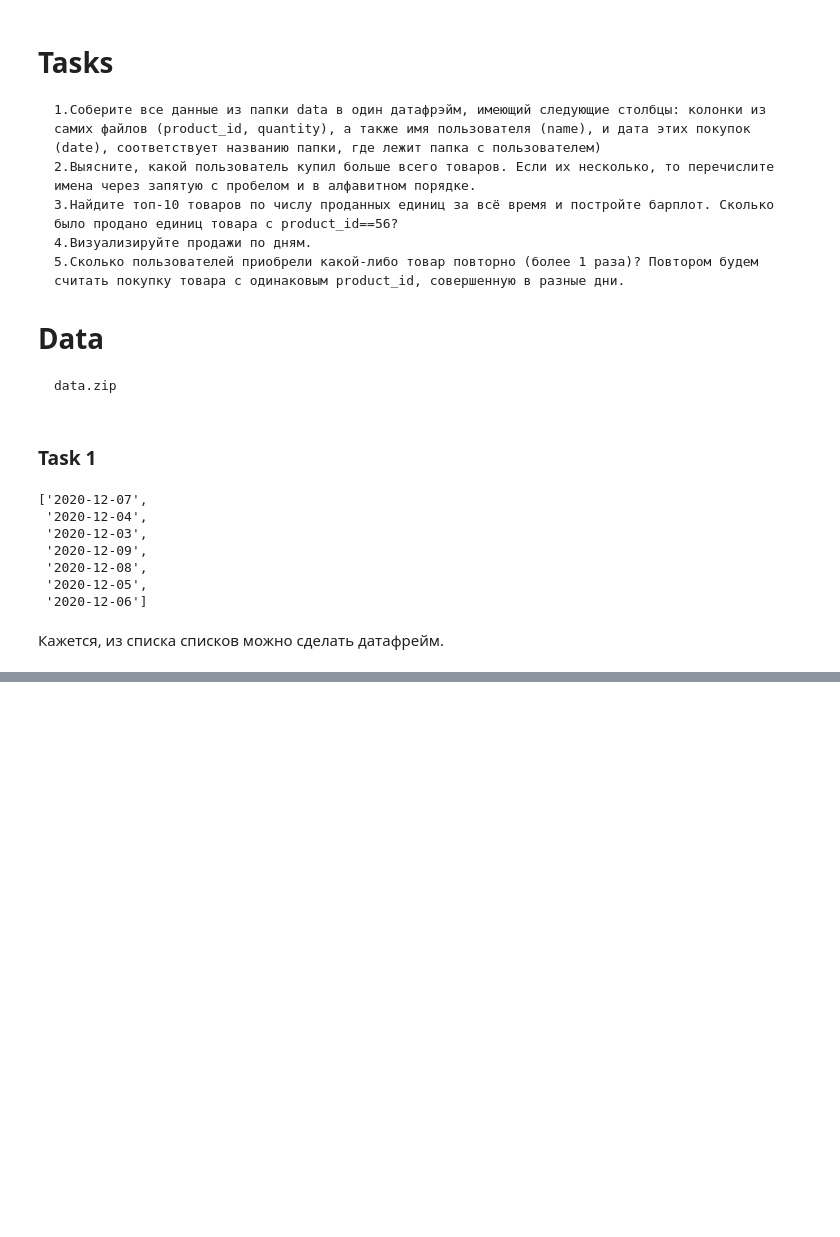
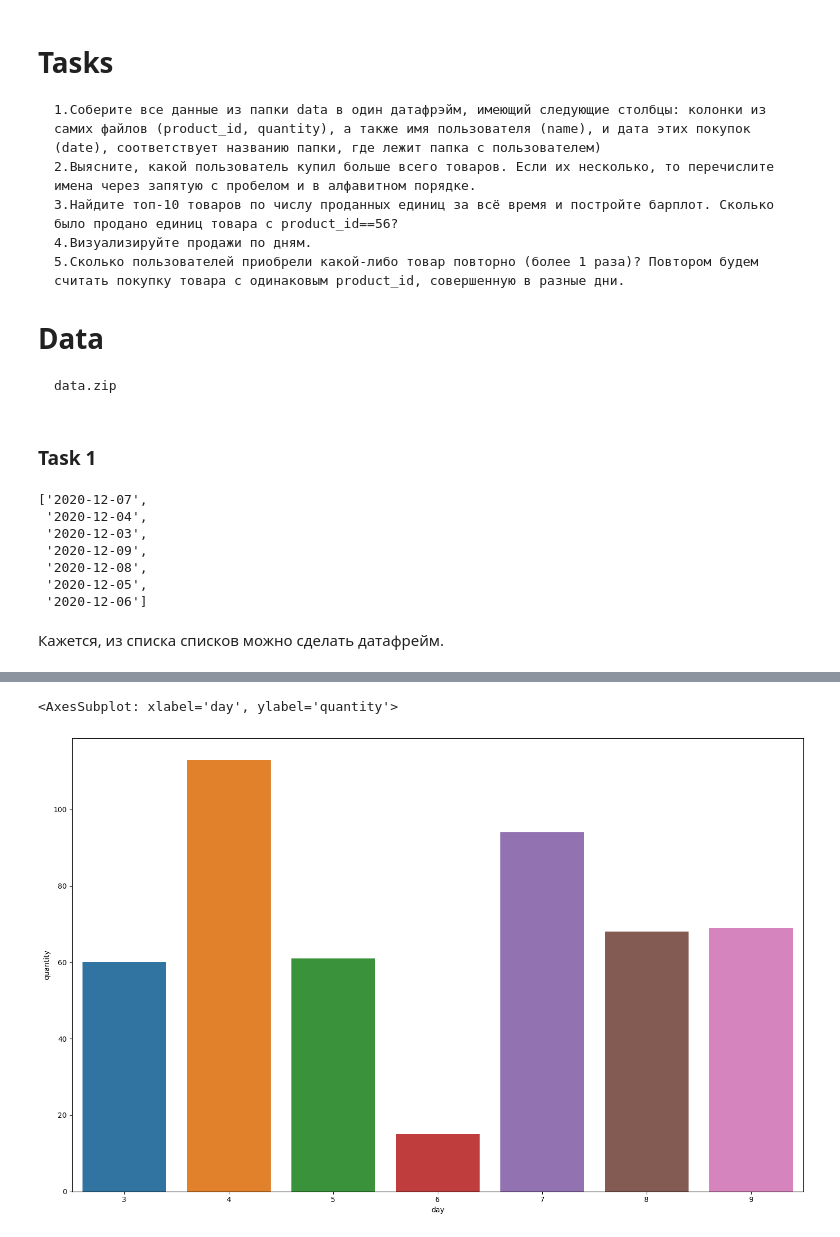
Before and after one commit to arazyan/learning, a Jupyter notebook: data_analysis/projects/3/work_w_messy_data.ipynb, the cells around one changed output, grey strips where cells are left out. Cells and saved outputs as stored; diff of their text form; code cells hidden in the pictures; blank space fills up the shorter version.

```diff
--- a/data_analysis/projects/3/work_w_messy_data.ipynb
+++ b/data_analysis/projects/3/work_w_messy_data.ipynb
@@ -118,0 +180,10 @@ Name: 0, dtype: int64
+# %%
+big_df['day'] = big_df.date.dt.day
+# %%
+temp_df = big_df.groupby('day', as_index=False) \
+    .agg({'quantity' : 'sum'})
+# %%
+sns.barplot(x=temp_df.day, y=temp_df.quantity)
+# %% [output]
+<AxesSubplot: xlabel='day', ylabel='quantity'>
+[figure, added]
```
Also changed, not shown: parts of 34 cells of this notebook.
